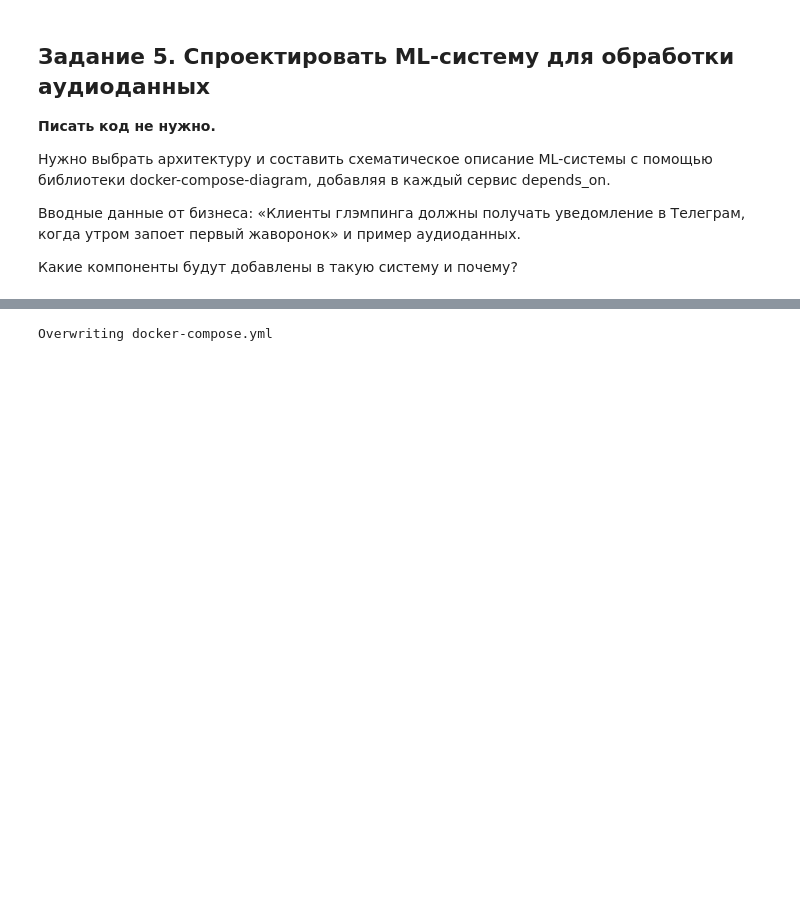
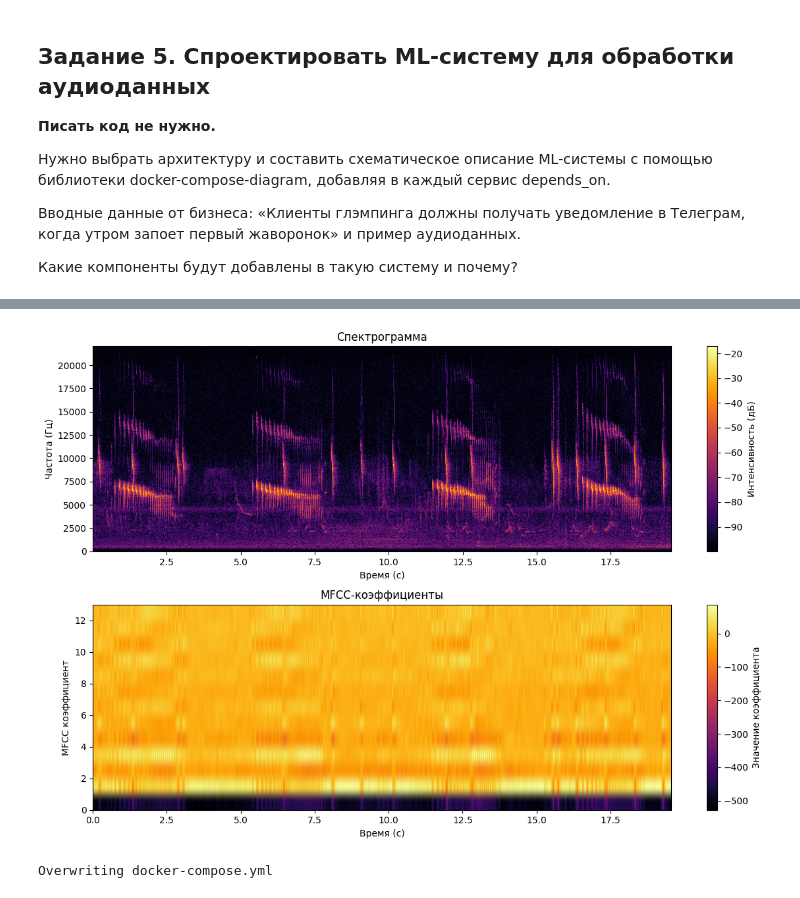
Before and after one commit to AlenaRtishcheva/deploying-ML-models, a Jupyter notebook: HW3_iac_Ртищева_Алена.ipynb, the cells around one changed output, grey strips where cells are left out. Drawn from its saved outputs; the diff is of its cells as text; code cells hidden in the pictures; blank space fills up the shorter version.

```diff
--- a/HW3_iac_Ртищева_Алена.ipynb
+++ b/HW3_iac_Ртищева_Алена.ipynb
@@ -587 +640,29 @@ from IPython.display import Audio; Audio('example.wav')
+# %%
+# Загрузка аудиофайла
+s, fs = sound.load('example.wav')
+# %%
+fig, (ax1, ax2) = plt.subplots(2, 1, figsize=(12, 8))
+
+# Спектрограмма
+Sxx, tn, fn, ext = sound.spectrogram(s, fs, nperseg=1024, noverlap=512)
+im1 = ax1.pcolormesh(tn, fn, 10 * np.log10(Sxx + 1e-10), shading='auto', cmap='inferno')
+ax1.set_xlabel('Время (с)')
+ax1.set_ylabel('Частота (Гц)')
+ax1.set_title('Спектрограмма')
+plt.colorbar(im1, ax=ax1, label='Интенсивность (дБ)')
+
+# Вычисление MFCC
+mfcc = librosa.feature.mfcc(y=s, sr=fs, n_mfcc=13)  # форма (13, время)
+# Визуализация MFCC
+im2 = ax2.imshow(mfcc, aspect='auto', origin='lower', cmap='inferno',
+                 extent=[0, len(s)/fs, 0, mfcc.shape[0]])
+ax2.set_xlabel('Время (с)')
+ax2.set_ylabel('MFCC коэффициент')
+ax2.set_title('MFCC-коэффициенты')
+plt.colorbar(im2, ax=ax2, label='Значение коэффициента')
+
+plt.tight_layout()
+plt.show()
+# %% [output]
+[figure, added]
 # %%
```
Also changed, not shown: parts of 17 cells of this notebook.
